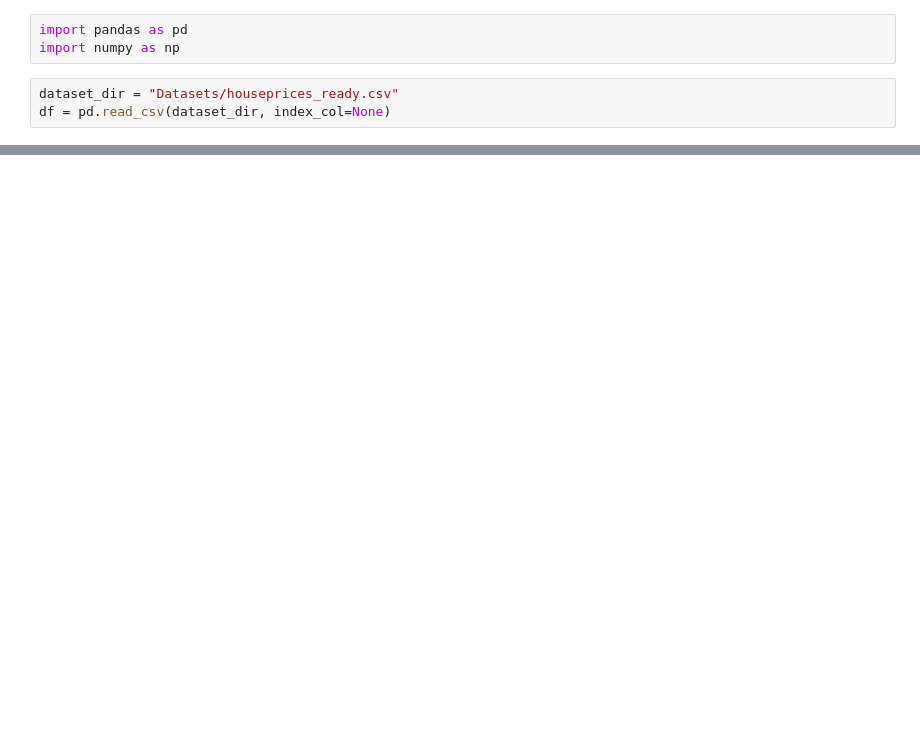
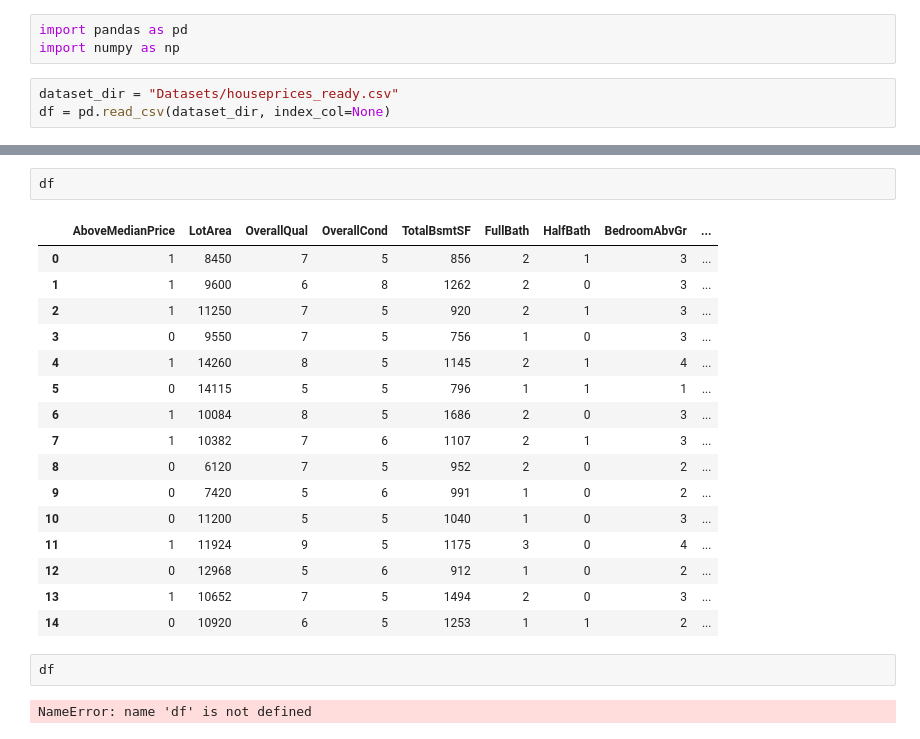
Before and after one commit to efeyusuf/MICS, a Jupyter notebook: Untitled.ipynb, the cells around one changed output, grey strips where cells are left out. Saved outputs shown, nothing was run; the diff lists cells and outputs as text; blank space fills up the shorter version.

```diff
--- a/Untitled.ipynb
+++ b/Untitled.ipynb
@@ -42,0 +124,23 @@ np.linalg.svd(df)
+# %%
+df
+# %% [output]
+|  | AboveMedianPrice | LotArea | OverallQual | OverallCond | TotalBsmtSF | FullBath | HalfBath | BedroomAbvGr | ... |
+| 0 | 1 | 8450 | 7 | 5 | 856 | 2 | 1 | 3 | ... |
+| 1 | 1 | 9600 | 6 | 8 | 1262 | 2 | 0 | 3 | ... |
+| 2 | 1 | 11250 | 7 | 5 | 920 | 2 | 1 | 3 | ... |
+| 3 | 0 | 9550 | 7 | 5 | 756 | 1 | 0 | 3 | ... |
+| 4 | 1 | 14260 | 8 | 5 | 1145 | 2 | 1 | 4 | ... |
+| 5 | 0 | 14115 | 5 | 5 | 796 | 1 | 1 | 1 | ... |
+| 6 | 1 | 10084 | 8 | 5 | 1686 | 2 | 0 | 3 | ... |
+| 7 | 1 | 10382 | 7 | 6 | 1107 | 2 | 1 | 3 | ... |
+| 8 | 0 | 6120 | 7 | 5 | 952 | 2 | 0 | 2 | ... |
+| 9 | 0 | 7420 | 5 | 6 | 991 | 1 | 0 | 2 | ... |
+| 10 | 0 | 11200 | 5 | 5 | 1040 | 1 | 0 | 3 | ... |
+| 11 | 1 | 11924 | 9 | 5 | 1175 | 3 | 0 | 4 | ... |
+| 12 | 0 | 12968 | 5 | 6 | 912 | 1 | 0 | 2 | ... |
+| 13 | 1 | 10652 | 7 | 5 | 1494 | 2 | 0 | 3 | ... |
+| 14 | 0 | 10920 | 6 | 5 | 1253 | 1 | 1 | 2 | ... |
+# %%
+df
+# %% [output]
+NameError: name 'df' is not defined
```
Also changed, not shown: parts of 8 cells of this notebook, 7 other files.
